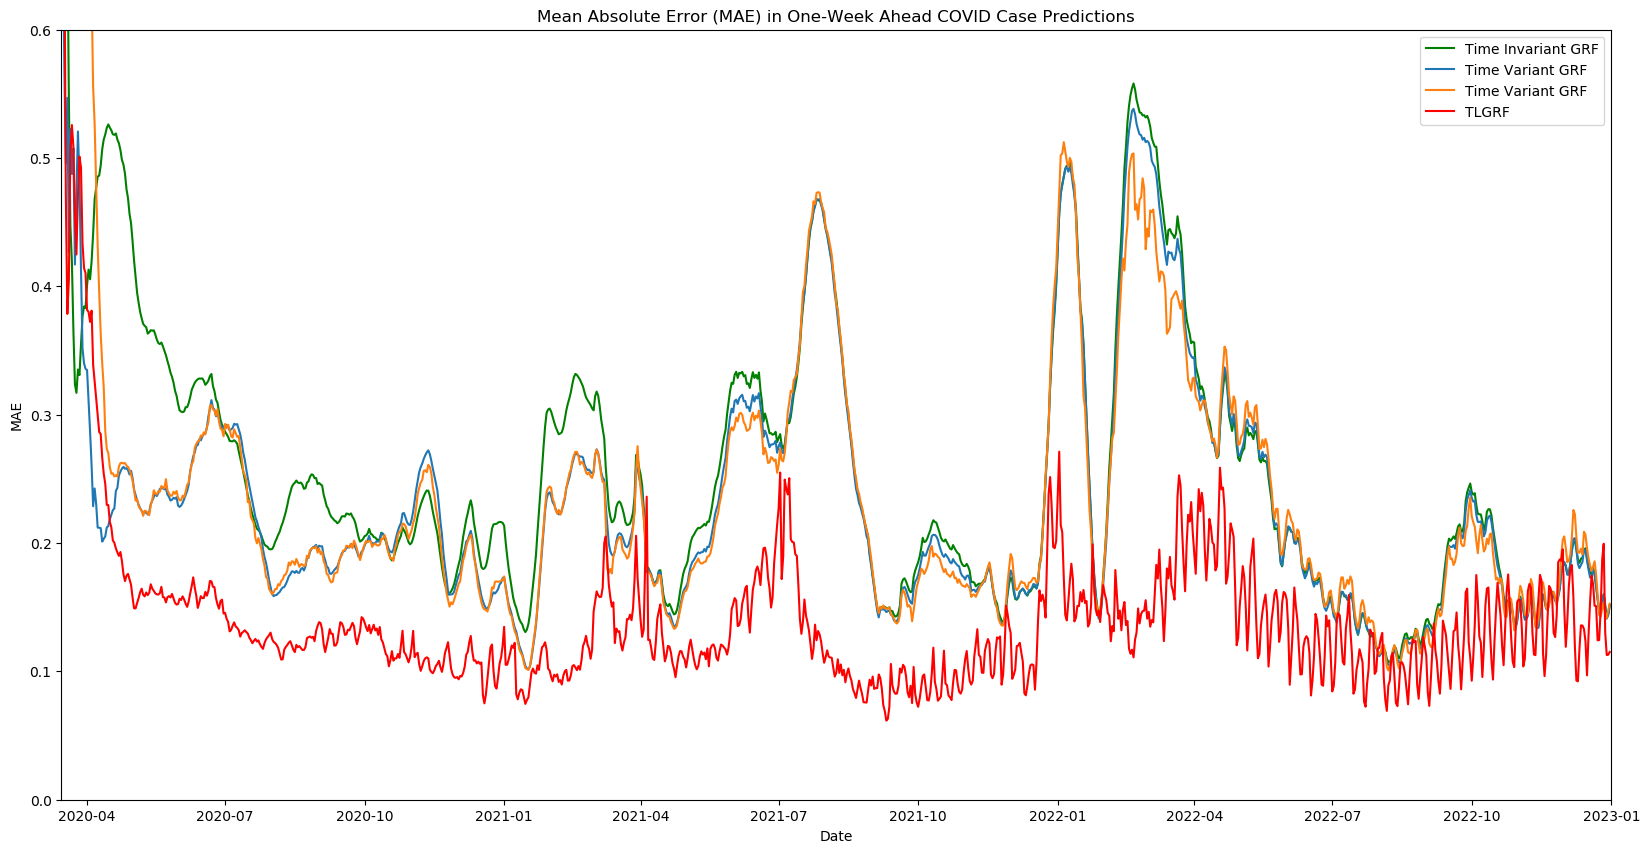
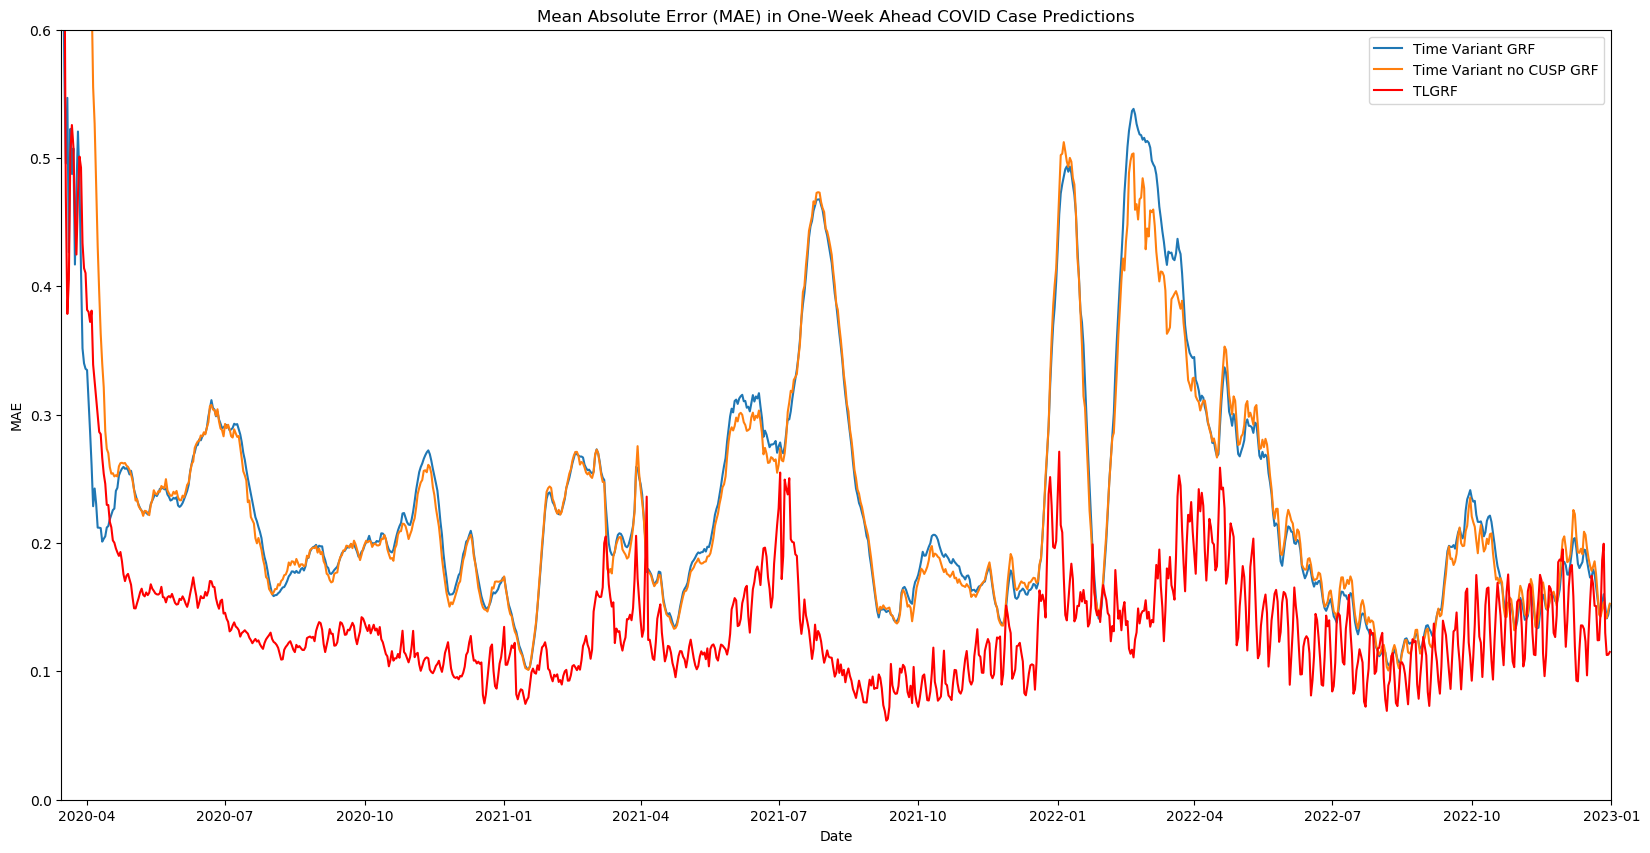
The notebook cell's code change between the first figure and the second:
--- before
+++ after
@@ -1,13 +1,7 @@
 plt.figure(figsize=(20,10))
 
-#plt.plot(tcv_performance_df["mae"], label="tcv")
-#plt.plot(ctcv_performance_df["mae"], label="ctcv")
-#plt.plot(MAE_shifted_W_time_invariant_GRF_df, label="Time Invariant Shifted W GRF")
-#plt.plot(MAE_shifted_W_time_variant_GRF_df, label="Time Variant Shifted W GRF")
-plt.plot(MAE_time_invariant_GRF_df, label="Time Invariant GRF", color="g")
 plt.plot(MAE_shifted_W_time_variant_GRF_df, label="Time Variant GRF")
-plt.plot(MAE_time_variant_no_CUSP_GRF_df, label="Time Variant GRF")
-
-plt.plot(MAE_TLGRF, label="TLGRF", color="r")
+plt.plot(MAE_time_variant_no_CUSP_GRF_df, label="Time Variant no CUSP GRF")
+plt.plot(MAE_TLGRF, label="TLGRF", color="red")
 
 plt.legend()
@@ -17,5 +11,4 @@
 plt.xlim(pd.to_datetime('2020-03-15'), pd.to_datetime('2023-01-01'))
 plt.ylim(0,0.6)
-plt.savefig("variant_and_invariant_grf_tlgrf_mae.png")
-
+plt.savefig("GRF_time_variant_CUSP_vs_no_CUSP_vs_TLGRF_mae.png")
 plt.show()

Commit: Re-plot